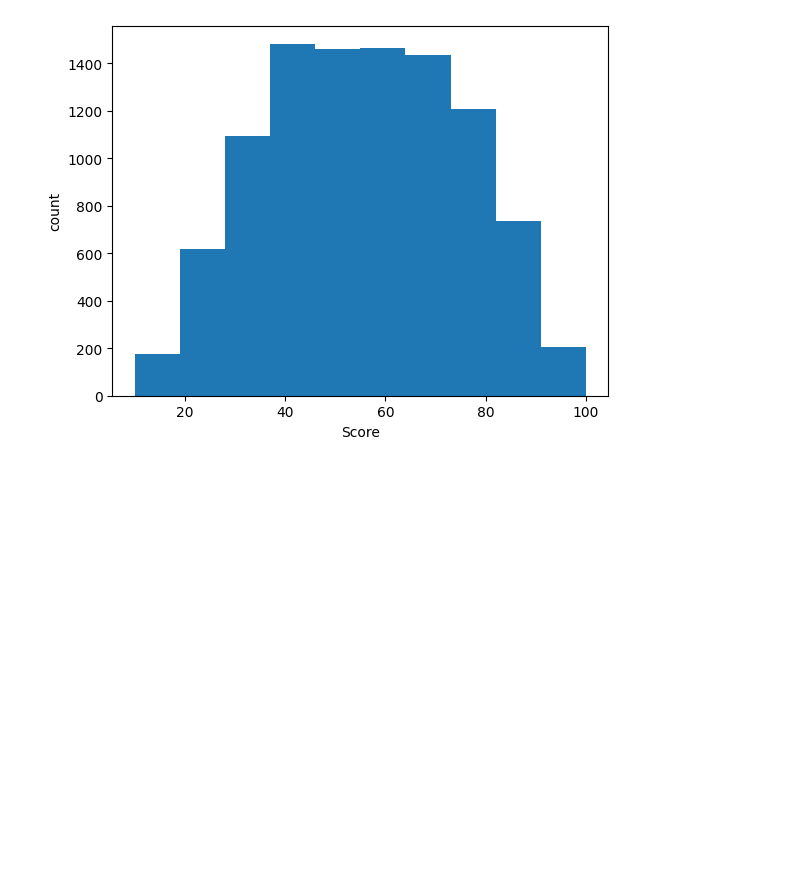
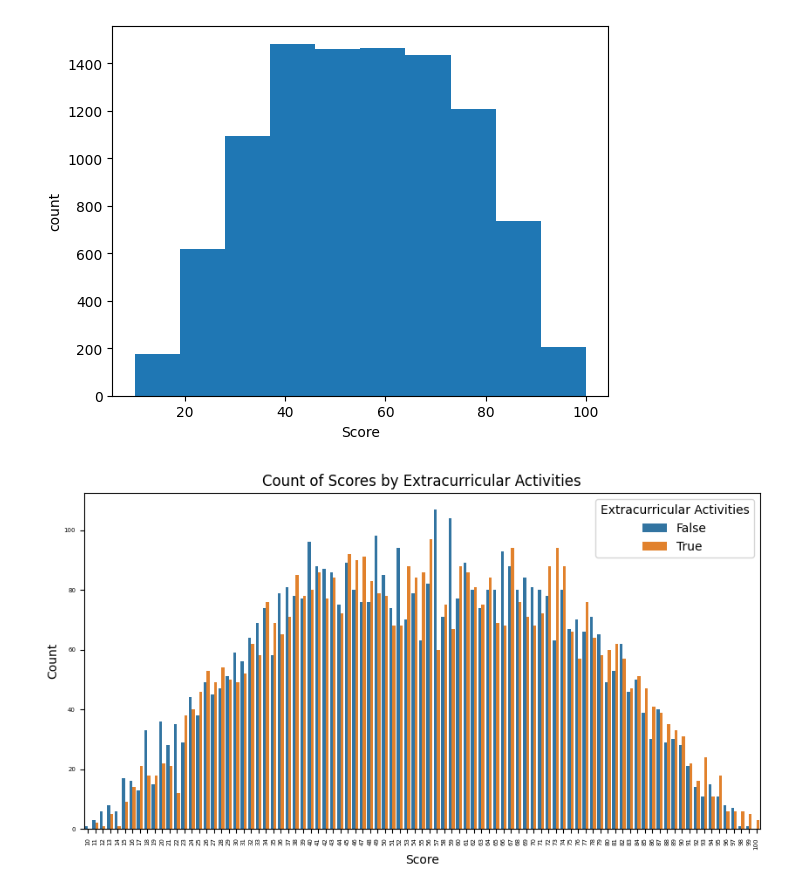
Before and after one commit to kumar-kiran-24/Student-Score-Prediction-Linear-Regression, a Jupyter notebook: src/student_score.ipynb, the cells around one changed output. Drawn from its saved outputs; the diff is of its cells as text; code cells hidden in the pictures; blank space fills up the shorter version.

```diff
--- a/src/student_score.ipynb
+++ b/src/student_score.ipynb
@@ -108,3 +109,14 @@ plt.ylabel("count")
 plt.show()
 # %% [output]
 [figure]
+# %%
+plt.figure(figsize=(10,5))
+sns.countplot(x="Score", hue ="Extracurricular Activities", data=new_data)
+plt.xlabel('Score')
+plt.ylabel('Count')
+plt.title('Count of Scores by Extracurricular Activities')
+plt.xticks(rotation=90,  fontsize=5)
+plt.yticks( fontsize=5)
+plt.show()
+# %% [output]
+[figure, added]
```
Also changed, not shown: parts of 8 cells of this notebook.
